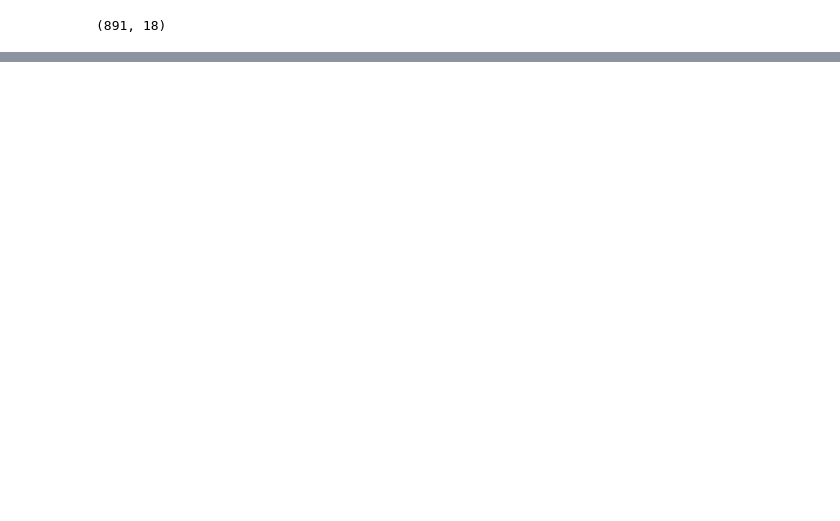
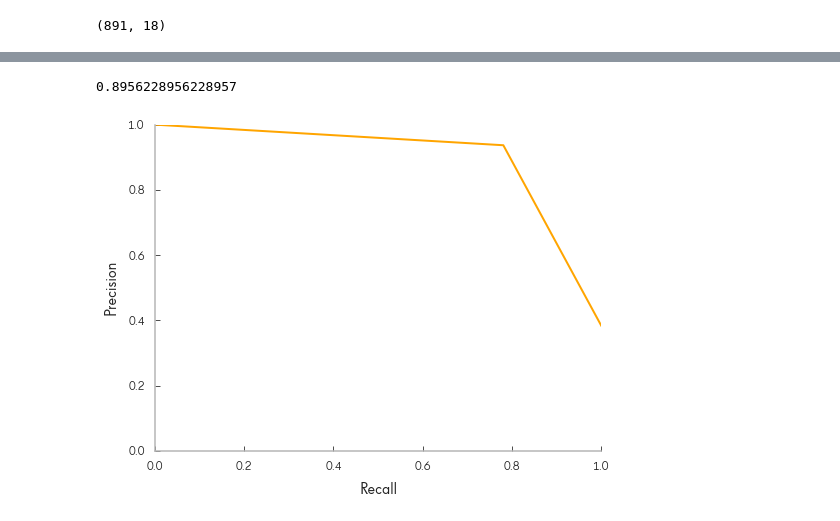
Before and after one commit to caheredia/titanic_predict, a Jupyter notebook: 0.2-streamline_analysis.ipynb, the cells around one changed output, grey strips where cells are left out. Cells and saved outputs as stored; diff of their text form; code cells hidden in the pictures; blank space fills up the shorter version.

Commit message:
add voting classifier

```diff
--- a/0.2-streamline_analysis.ipynb
+++ b/0.2-streamline_analysis.ipynb
@@ -254,0 +341,4 @@ y_scores.shape
+# %%
+from sklearn.ensemble import VotingClassifier
+vote_clf=VotingClassifier(estimators=[ ('rf', forest_clf), ('log', log_clf), ('svm', svm_clf), ('xgb', xgb_clf)], voting='hard')
+vote_clf.fit(X_train, y_train)
@@ -255 +353,13 @@ y_scores.shape
+# %%
+vote_clf.score(X_train, y_train)
+# %% [output]
+0.8956228956228957
+# %%
+y_scores=vote_clf.predict(X_train)
+precisions, recalls, thresholds = precision_recall_curve(y_train, y_scores)
+plt.figure(figsize=(8, 6))
+plot_precision_vs_recall(precisions, recalls)
+plt.show()
+# %% [output]
+[figure, added]
 # %%
```
Also changed, not shown: parts of 32 cells of this notebook.
